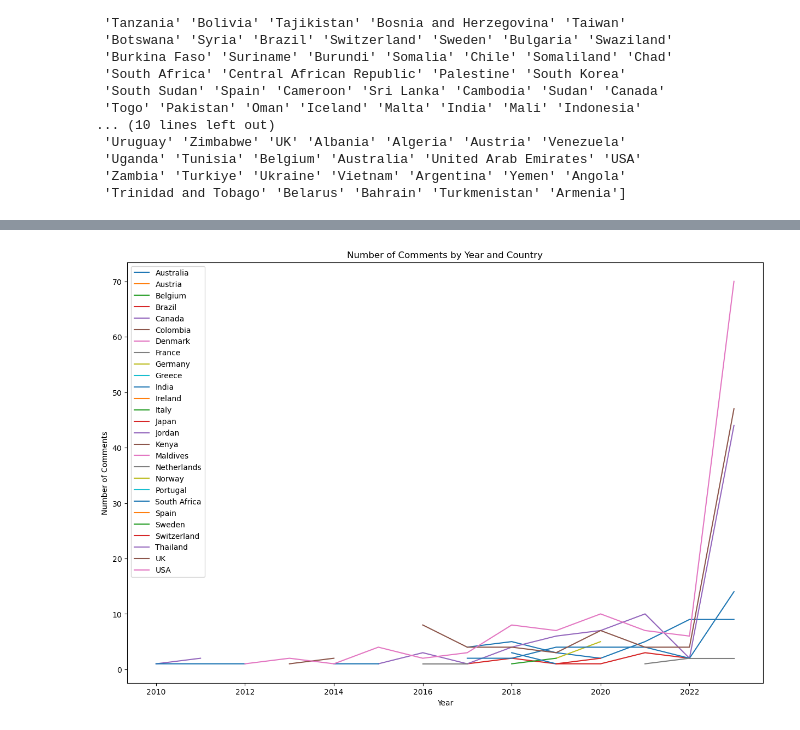
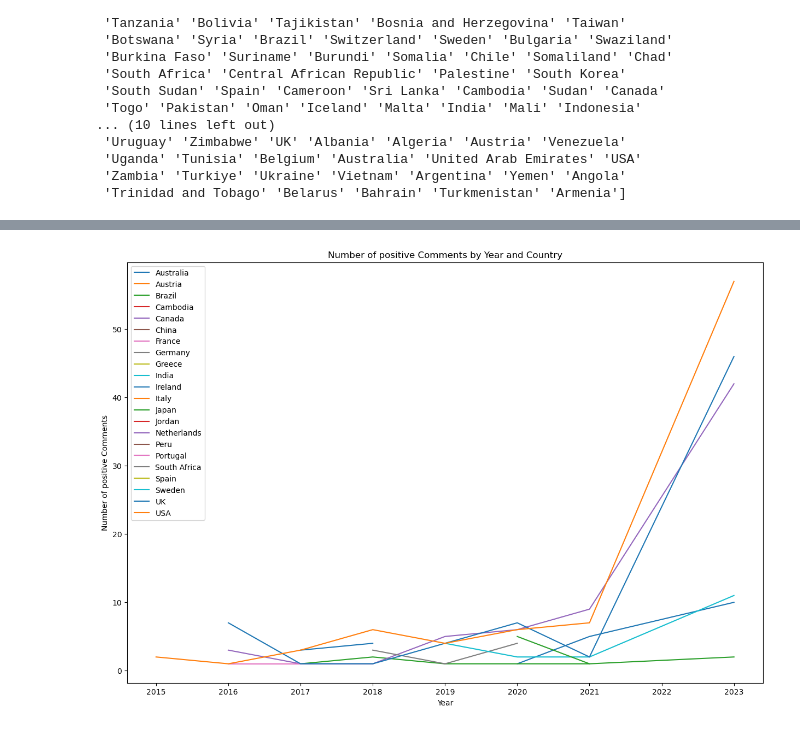
Before and after one commit to tshreenidhi/Project-3, a Jupyter notebook: Project_3.ipynb, the cells around one changed output, grey strips where cells are left out. Drawn from its saved outputs; the diff is of its cells as text; code cells hidden in the pictures.

```diff
--- a/Project_3.ipynb
+++ b/Project_3.ipynb
@@ -73,3 +130,3 @@ study_df.head(10)
 # %%
-study_df['Sentiment']= study_df['Sentiment'].str.strip()
-emotions = study_df['Sentiment'].unique()
+sentiment_df2['Sentiment']= sentiment_df2['Sentiment'].str.strip()
+emotions = sentiment_df2['Sentiment'].unique()
@@ -273,0 +142,2 @@ neutral_emoID = [2,
+# %%
+positive_emoID = [3, 1, 11, 9, 10, 8, 24, 25, 22, 31, 32, 34, 36, 59, 58, 39, 41, 42, 68, 69, 70, 46, 48, 64, 65, 83, 85, 88, 90, 94, 95, 97, 98, 101, 102, 103, 104, 105, 107, 108, 110, 113, 118, 120, 121, 123, 124, 125, 127, 128, 138, 139, 141, 142, 143, 145, 146, 148, 155, 156, 157, 168, 170, 171, 172, 174, 175, 177, 178]
@@ -286,6 +160,6 @@ print(len(neutral_emo))
 # %%
 positive_df = []
-for index, row in study_df.iterrows():
+for index, row in sentiment_df2.iterrows():
     if row['Sentiment'] in positive_emo:
         positive_df.append(row)
 
@@ -324,0 +199,13 @@ plt.show()
+# %%
+grouped_data = sentiment_df2.groupby(['Year', 'Country'])['ladder_score'].mean().unstack()
+
+# Plot each country's data as a separate line
+plt.figure(figsize=(15, 10))
+for country in grouped_data.columns:
+    plt.plot(grouped_data.index, grouped_data[country], label=country)
+
+plt.xlabel('Year')
+plt.ylabel('Happyness index')
+plt.title('Happyness index by Year and Country')
+plt.legend()  # Add legend to differentiate different countries
+plt.show()
@@ -325,15 +214,15 @@ plt.show()
 # %%
 grouped_data = positive_df.groupby(['Year', 'Country'])['Sentiment'].count().unstack()
 
 # Plot each country's data as a separate line
 plt.figure(figsize=(15, 10))
 for country in grouped_data.columns:
     plt.plot(grouped_data.index, grouped_data[country], label=country)
 
 plt.xlabel('Year')
-plt.ylabel('Number of Comments')
-plt.title('Number of Comments by Year and Country')
+plt.ylabel('Number of positive Comments')
+plt.title('Number of positive Comments by Year and Country')
 plt.legend()  # Add legend to differentiate different countries
 plt.show()
 # %% [output]
-[figure, old version]
+[figure, new version]
```
Also changed, not shown: parts of 21 cells of this notebook.
